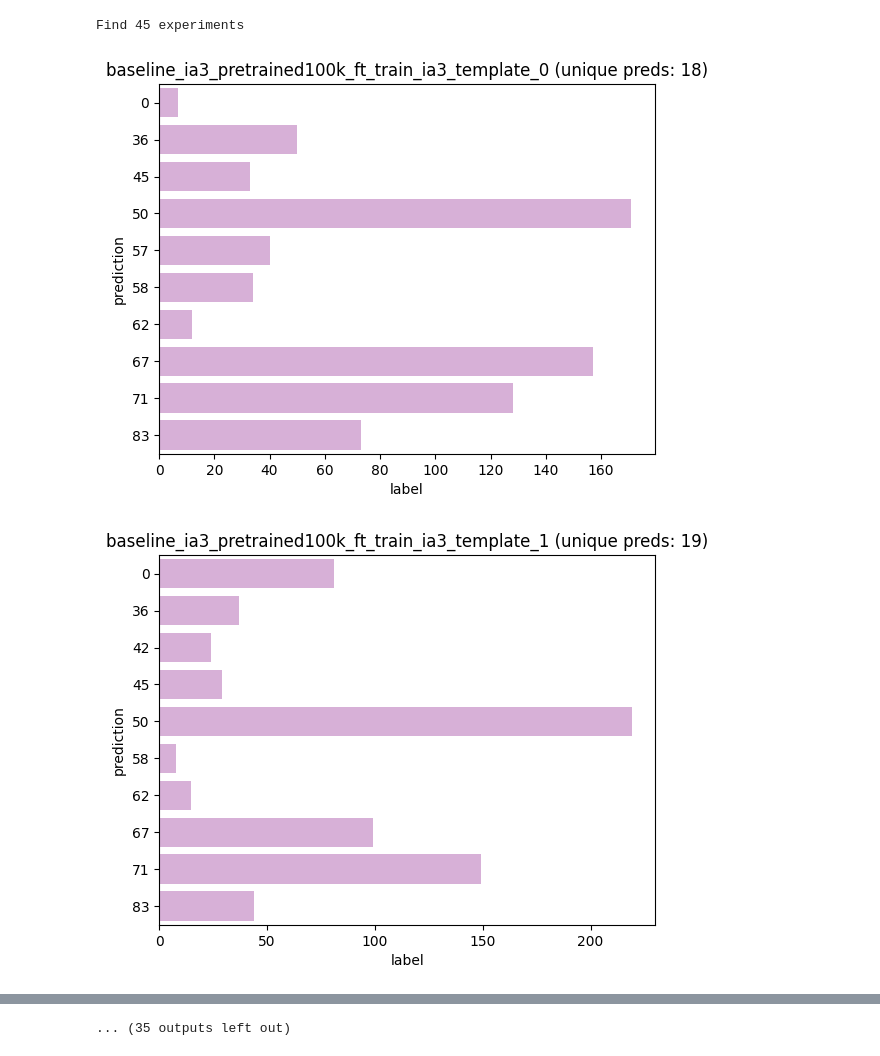
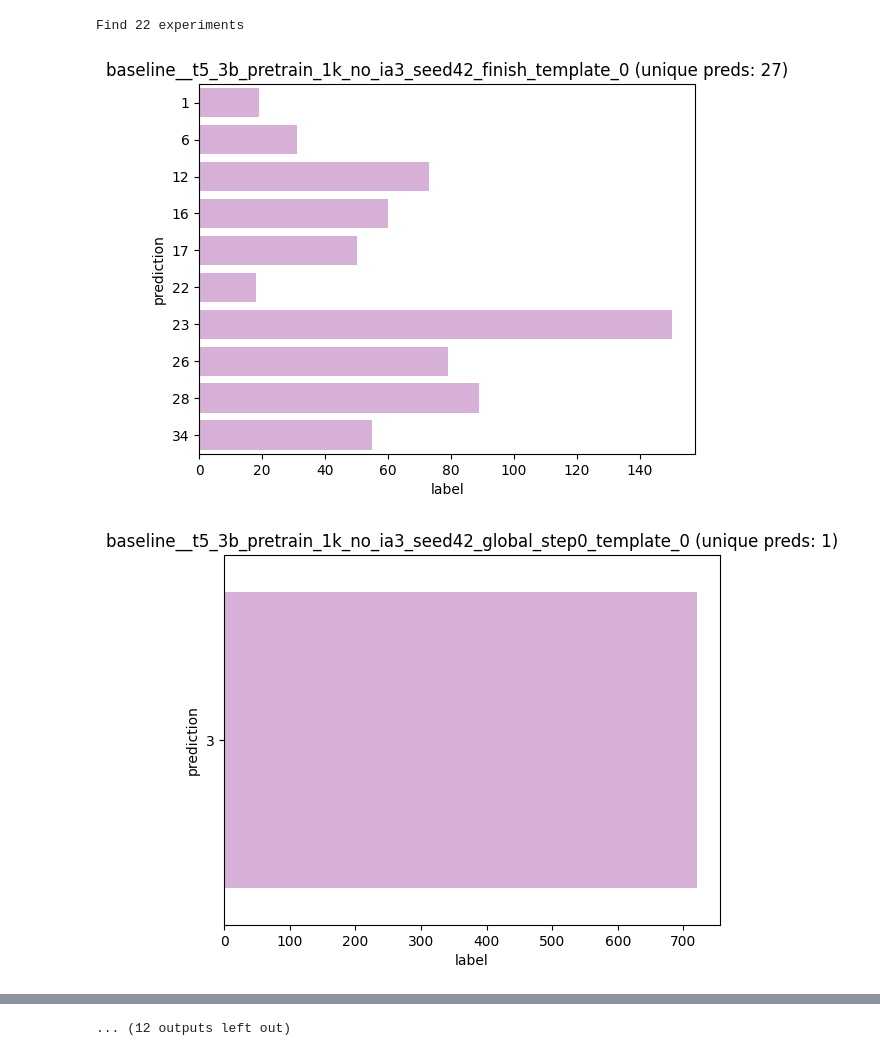
Before and after one commit to PastelBelem8/t-few, a Jupyter notebook: notebooks/DataAnalysis-regression.ipynb, the cells around one changed output, grey strips where cells are left out. Saved outputs shown, nothing was run; the diff lists cells and outputs as text; code cells hidden in the pictures.

```diff
--- a/notebooks/DataAnalysis-regression.ipynb
+++ b/notebooks/DataAnalysis-regression.ipynb
@@ -86,15 +21,15 @@ def compute_system_level_correlations(data, metrics, target_col, dataset_name, s
 # %%
-TARGET_COL = "target"
+TARGET_COL = "target_rescaled"
 DATASET_NAME = "realsumm"
 DATASET_DIR = "../datasets/summ_data/REALSumm/quantile/regression"
 
 dfs = []
 for split in ("all", "train", "dev", "test"):
-    df = pd.read_csv(f"{DATASET_DIR}/{split}.csv")
+    df = pd.read_csv(f"{DATASET_DIR}/{split}.rescaled_1_50.csv")
     for col in ("bert_score_p", "bert_score_r", "bert_score_f"):
         if col in df.columns:
             df[col] = df[col].apply(lambda s: s.replace("tensor", "")[1:-1]).apply(float)
-
+    df["len_sys_summ"] = df["sys_summ"].apply(lambda s: len(s.split(" ")))
     dfs.append(df)
 
 all_df, train_df, dev_df, test_df = dfs
@@ -239,7 +205,7 @@ def compute_metrics(df: pd.DataFrame):
 
     return metrics
 # %%
-output_dir = f"../t-few-master/experiments_balanced/realsumm_reg/evals"
+output_dir = f"../t-few-master/experiments_balanced/realsumm_reg/evals/dev"
 dev_files = sorted(glob(os.path.join(output_dir, "*", "dev_pred.txt")))
 print(f"Find {len(dev_files)} experiments")
 print()
@@ -251,39 +217,45 @@ def extract_name(path):
     exp_name = path.split("/")[-2]
 
     # 2. Keep all parts including baseline and afterwards
+    # index_baseline = 0
     index_baseline = exp_name.index("baseline")
     return exp_name[index_baseline:]
 
 
 dev_data = {extract_name(path): pd.read_csv(path) for path in dev_files}
 
 # Before returning the dataframe, we will recover the bartscore_doc_id
 # to facilitate re-use of previous correlation methods.
 metrics_reg = []
 dev_baselines = {}
 for baseline, data in dev_data.items():
+    # data = data.merge(train_df, left_on="idx", right_on="index", suffixes=(None, "_orig"))
     data = data.merge(dev_df, left_on="idx", right_on="index", suffixes=(None, "_orig"))
-    assert (data["label"] == data["target"]).all()
+    assert (data["label"] == data["target_rescaled"]).all()
 
     m = compute_metrics(data)
     m["baseline"] = baseline
 
     metrics_reg.append(m)
 
     counts = data.groupby(["prediction"]).count().sort_values("label", ascending=False).head(10)
     counts = counts.reset_index().sort_values("prediction")
     counts["prediction"] = counts["prediction"].apply(str)
 
     sns.barplot(y=counts["prediction"], x=counts["label"], orient="h", color="#ddaadd")
     plt.title(f"{baseline} (unique preds: {data['prediction'].nunique()})")
     plt.show()
 
     data["is_digit_prediction"] = data["prediction"].apply(lambda p: str(p).strip().isdigit())
     dev_baselines[baseline] = data
 
+    #
+    data["log.pred_score"] = data["log.pred_score"].apply(lambda s: -1 * s)
+    data["log.label"] = data["log.label"].apply(lambda s: -1 * s)
+
 metrics_reg = pd.DataFrame(metrics_reg)
 metrics_reg
 # %% [output]
-Find 45 experiments
+Find 22 experiments
-[figure, old version]
+[figure, new version]
-[figure, old version]
+[figure, new version]
@@ -299 +271 @@ Find 45 experiments
-... (35 outputs left out)
+... (12 outputs left out)
```
Also changed, not shown: parts of 62 cells of this notebook, 6 other files.
